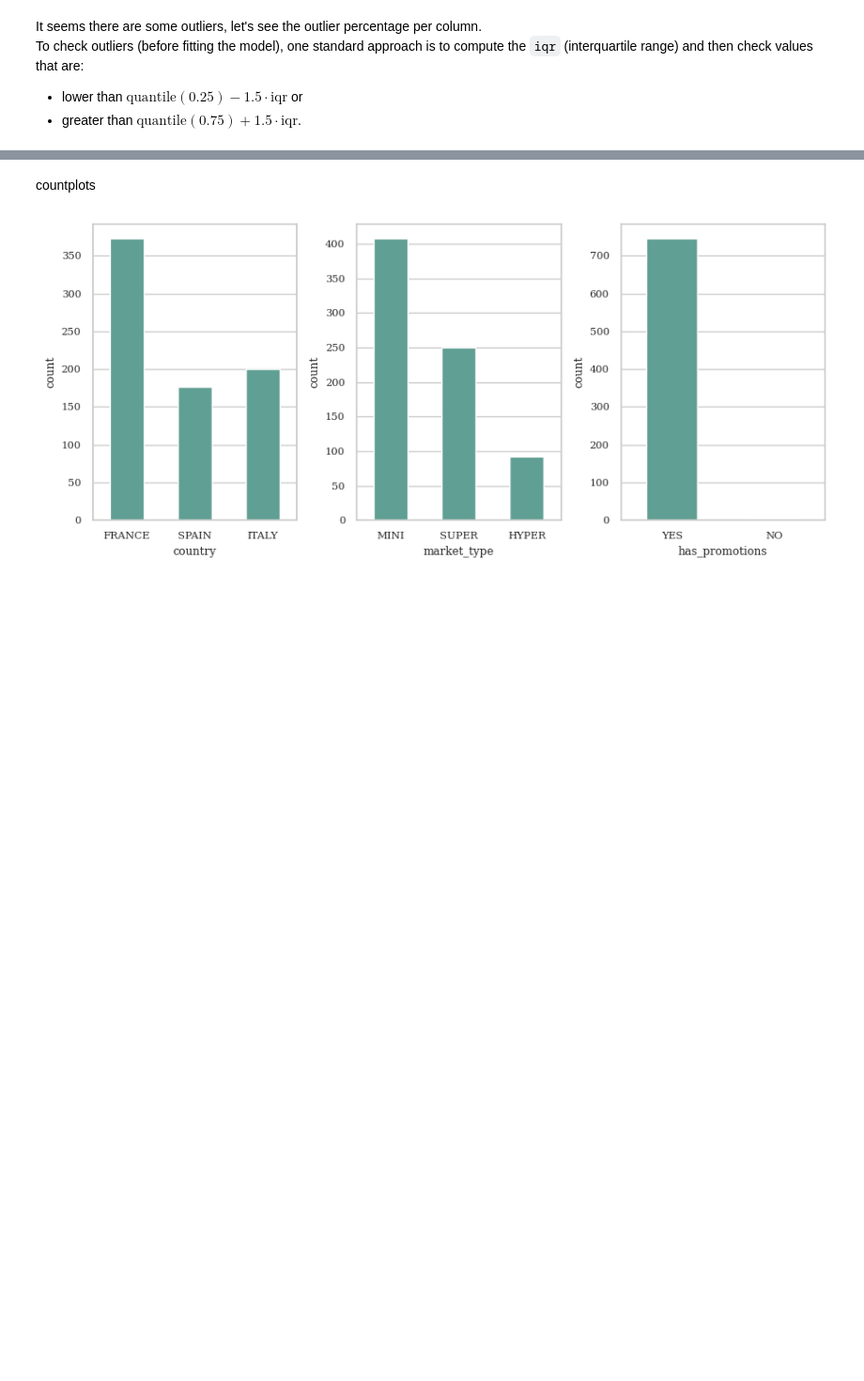
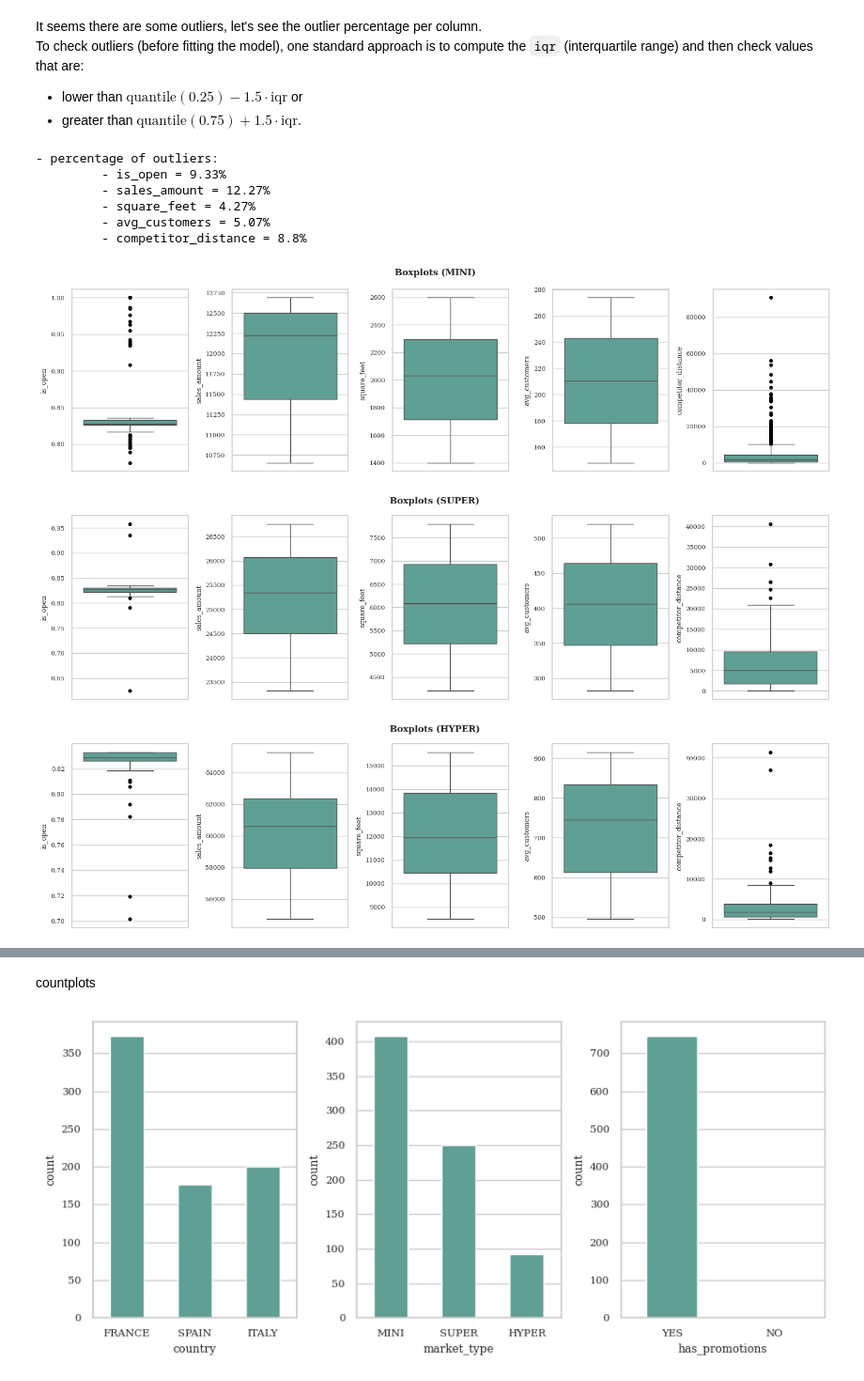
Before and after one commit to caporali/statistical_machine_learning_project, a Jupyter notebook: project_sml.ipynb, the cells around one changed output, grey strips where cells are left out. Shown at 94% size. Drawn from its saved outputs; the diff is of its cells as text; code cells hidden in the pictures; blank space fills up the shorter version.

```diff
--- a/project_sml.ipynb
+++ b/project_sml.ipynb
@@ -559,4 +556,39 @@ It seems there are some outliers, let's see the outlier percentage per column. <
 To check outliers (before fitting the model), one standard approach is to compute the `iqr` (interquartile range) and then check values that are:
 - lower than $\text{quantile}(0.25) - 1.5 \cdot \text{iqr}$  or
 - greater than $\text{quantile}(0.75) + 1.5 \cdot \text{iqr}$.
+# %%
+# percentage of outliers per column
+merged_df_mt = merged_df.drop("market_type", axis = 1)
+print("- percentage of outliers:")
+for col_name, col in merged_df_mt[quant_names].items():
+	q1 = col.quantile(0.25)
+	q3 = col.quantile(0.75)
+	iqr = q3 - q1
+	outliers_col = col[(col <= q1 - 1.5 * iqr) | (col >= q3 + 1.5 * iqr)]
+	print("\t - " + col_name + " = " + str(round(len(outliers_col) / len(col) * 100, 2)) + "%")
+# %% [output]
+- percentage of outliers:
+         - is_open = 9.33%
+         - sales_amount = 12.27%
+         - square_feet = 4.27%
+         - avg_customers = 5.07%
+         - competitor_distance = 8.8%
+# %%
+# boxplots (by market_type)
+for market_type in pd.unique(merged_df["market_type"]):
+	merged_df_mt = merged_df[merged_df["market_type"] == market_type]
+	fig, ax = plt.subplots(ncols = 5, nrows = 1, figsize = (15, 4))
+	ax = ax.flatten()
+	index = 0
+	for col_name in quant_names:
+		sns.boxplot(y = col_name, data = merged_df_mt, ax = ax[index],
+			flierprops = {"marker": ".", "markersize": 10, "markerfacecolor": "black", "markeredgecolor": "none"})
+		index += 1
+	fig.suptitle("Boxplots (" + market_type + ")", weight = "bold").set_fontsize("12")
+	plt.tight_layout()
+	plt.show()
+# %% [output]
+[figure, added]
+[figure, added]
+[figure, added]
 # %%
```
Also changed, not shown: parts of 6 cells of this notebook, 1 other file.
